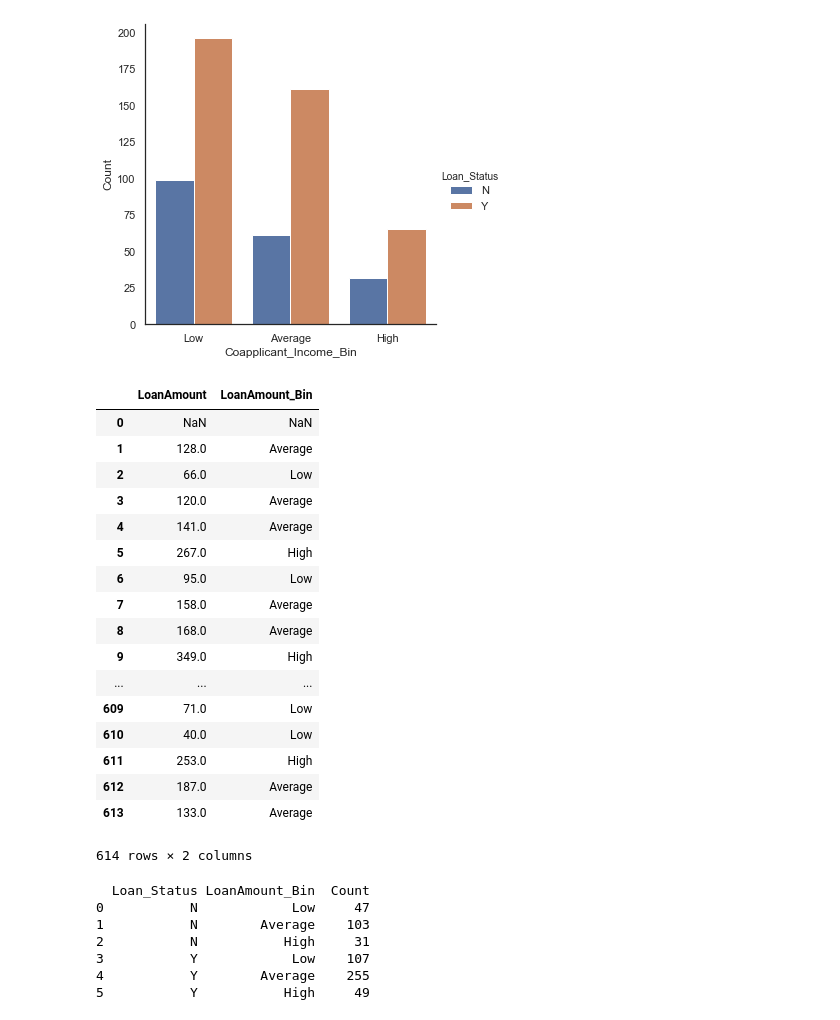
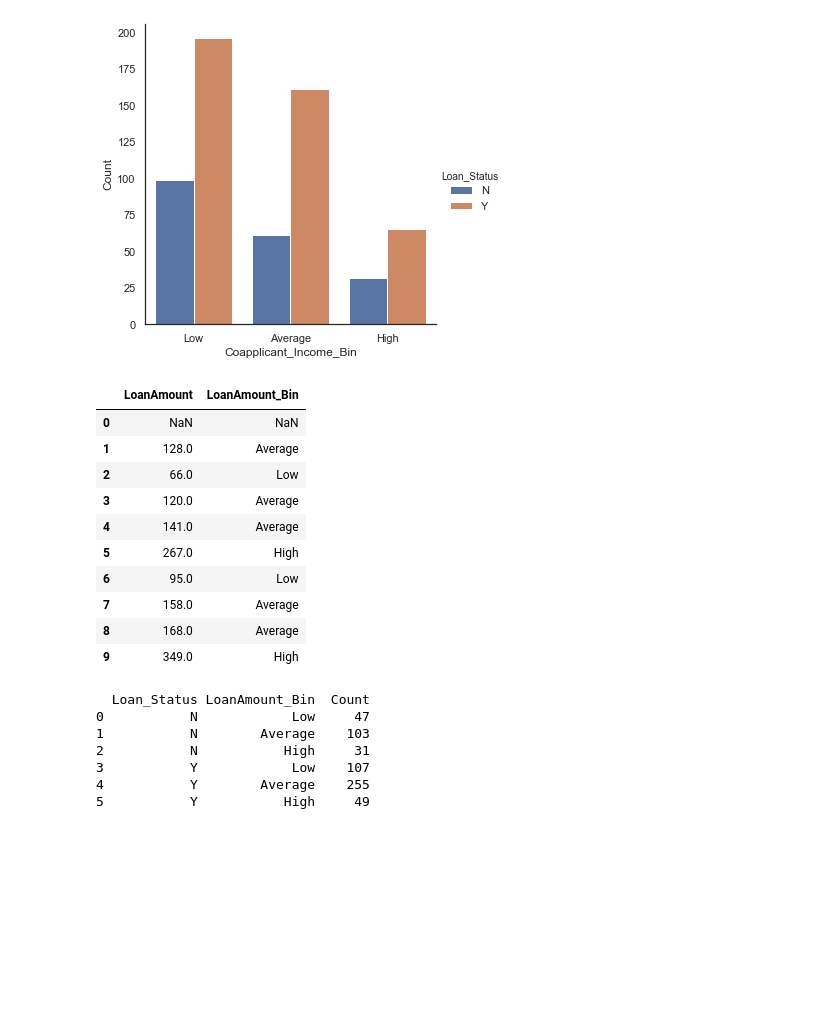
Before and after one commit to srikanthpragada/DS_11_NOV_2019, a Jupyter notebook: loan/loan_prediction.ipynb, the cells around one changed output. Cells and saved outputs as stored; diff of their text form; code cells hidden in the pictures; blank space fills up the shorter version.

```diff
--- a/loan/loan_prediction.ipynb
+++ b/loan/loan_prediction.ipynb
@@ -455,28 +451,21 @@ sns.catplot(x="Coapplicant_Income_Bin",y="Count", hue="Loan_Status", data=d, kin
 # %%
 # Making bins for LoanAmount variable
 bins=[0,100,200,700]
 group=['Low','Average','High']
 train['LoanAmount_Bin']=pd.cut(train['LoanAmount'],bins,labels=group)
-train[['LoanAmount','LoanAmount_Bin']]
+train[['LoanAmount','LoanAmount_Bin']].head(10)
 # %% [output]
 |  | LoanAmount | LoanAmount_Bin |
 | 0 | NaN | NaN |
 | 1 | 128.0 | Average |
 | 2 | 66.0 | Low |
 | 3 | 120.0 | Average |
 | 4 | 141.0 | Average |
 | 5 | 267.0 | High |
 | 6 | 95.0 | Low |
 | 7 | 158.0 | Average |
 | 8 | 168.0 | Average |
 | 9 | 349.0 | High |
-| ... | ... | ... |
-| 609 | 71.0 | Low |
-| 610 | 40.0 | Low |
-| 611 | 253.0 | High |
-| 612 | 187.0 | Average |
-| 613 | 133.0 | Average |
-614 rows × 2 columns
 # %%
 d = train.groupby(by=["Loan_Status","LoanAmount_Bin"], as_index=False)['Loan_ID'].count()
 d.rename(columns={'Loan_ID':'Count'}, inplace=True)
```
Also changed, not shown: parts of 22 cells of this notebook, 1 other file.
